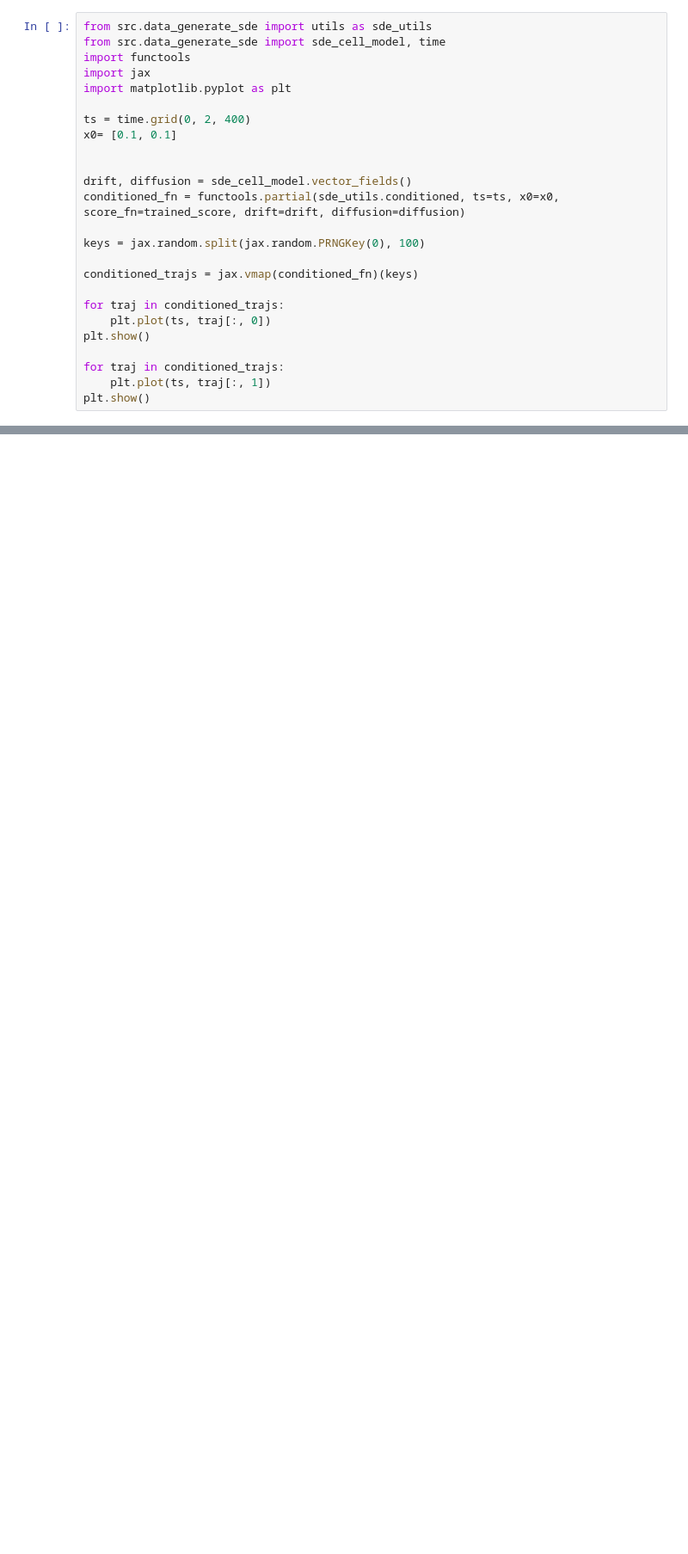
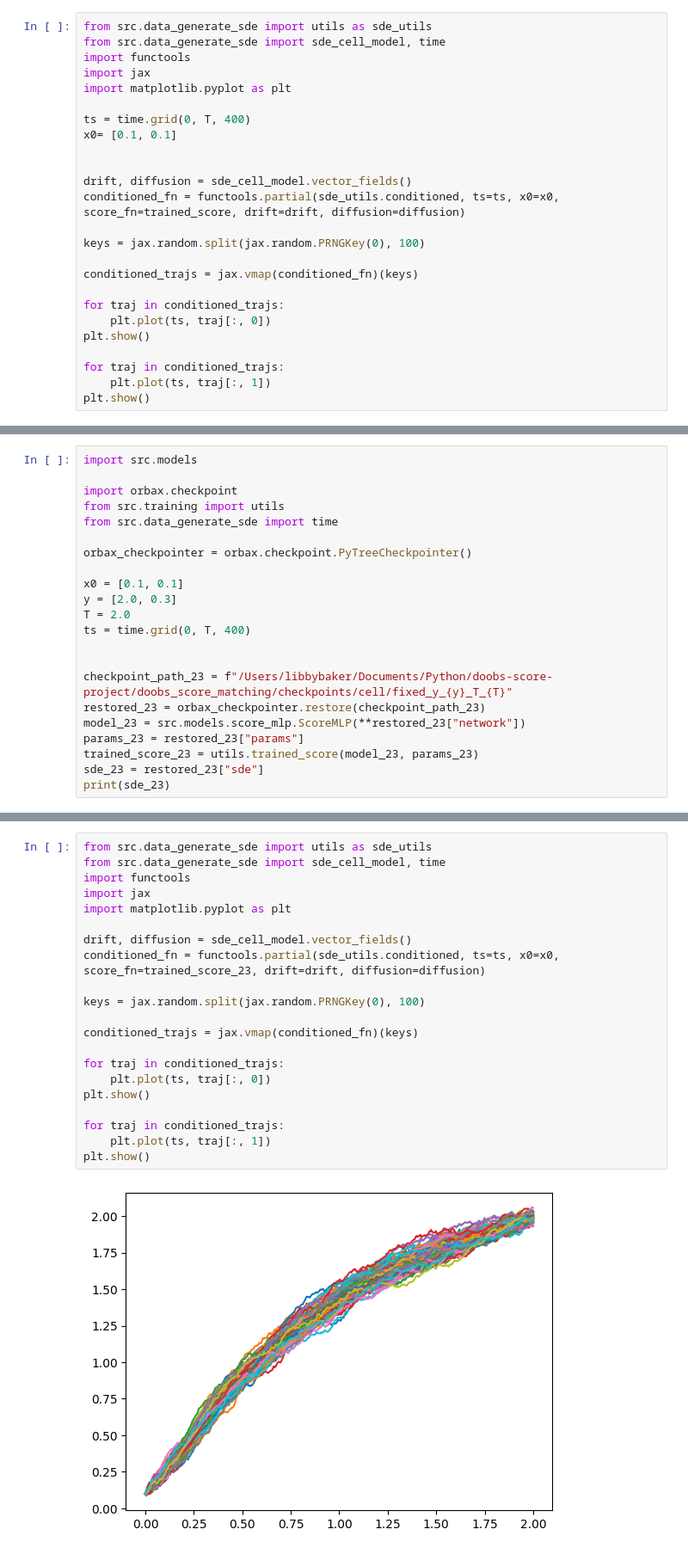
Before and after one commit to libbylbaker/forward_bridge, a Jupyter notebook: experiments/cell_model/fixed_end_pt.ipynb, the cells around one changed output, grey strips where cells are left out. Shown: that part at 86% size. Drawn from its saved outputs; the diff is of its cells as text; blank space fills up the shorter version.

```diff
--- a/experiments/cell_model/fixed_end_pt.ipynb
+++ b/experiments/cell_model/fixed_end_pt.ipynb
@@ -70,7 +57,7 @@ import functools
 import jax
 import matplotlib.pyplot as plt
 
-ts = time.grid(0, 2, 400)
+ts = time.grid(0, T, 400)
 x0= [0.1, 0.1]
 
 
@@ -101,0 +82,22 @@ plot_score_2d(learned_score=trained_score_guided)
+# %%
+import src.models
+
+import orbax.checkpoint
+from src.training import utils
+from src.data_generate_sde import time
+
+orbax_checkpointer = orbax.checkpoint.PyTreeCheckpointer()
+
+x0 = [0.1, 0.1]
+y = [2.0, 0.3]
+T = 2.0
+ts = time.grid(0, T, 400)
+
+
+checkpoint_path_23 = f"/Users/libbybaker/Documents/Python/doobs-score-project/doobs_score_matching/checkpoints/cell/fixed_y_{y}_T_{T}"
+restored_23 = orbax_checkpointer.restore(checkpoint_path_23)
+model_23 = src.models.score_mlp.ScoreMLP(**restored_23["network"])
+params_23 = restored_23["params"]
+trained_score_23 = utils.trained_score(model_23, params_23)
+sde_23 = restored_23["sde"]
+print(sde_23)
@@ -101,0 +106,23 @@ plot_score_2d(learned_score=trained_score_guided)
+# %%
+from src.data_generate_sde import utils as sde_utils
+from src.data_generate_sde import sde_cell_model, time
+import functools
+import jax
+import matplotlib.pyplot as plt
+
+drift, diffusion = sde_cell_model.vector_fields()
+conditioned_fn = functools.partial(sde_utils.conditioned, ts=ts, x0=x0, score_fn=trained_score_23, drift=drift, diffusion=diffusion)
+
+keys = jax.random.split(jax.random.PRNGKey(0), 100)
+
+conditioned_trajs = jax.vmap(conditioned_fn)(keys)
+
+for traj in conditioned_trajs:
+    plt.plot(ts, traj[:, 0])
+plt.show()
+
+for traj in conditioned_trajs:
+    plt.plot(ts, traj[:, 1])
+plt.show()
+# %% [output]
+[figure, added]
```
Also changed, not shown: parts of 13 cells of this notebook, 5 other files.
